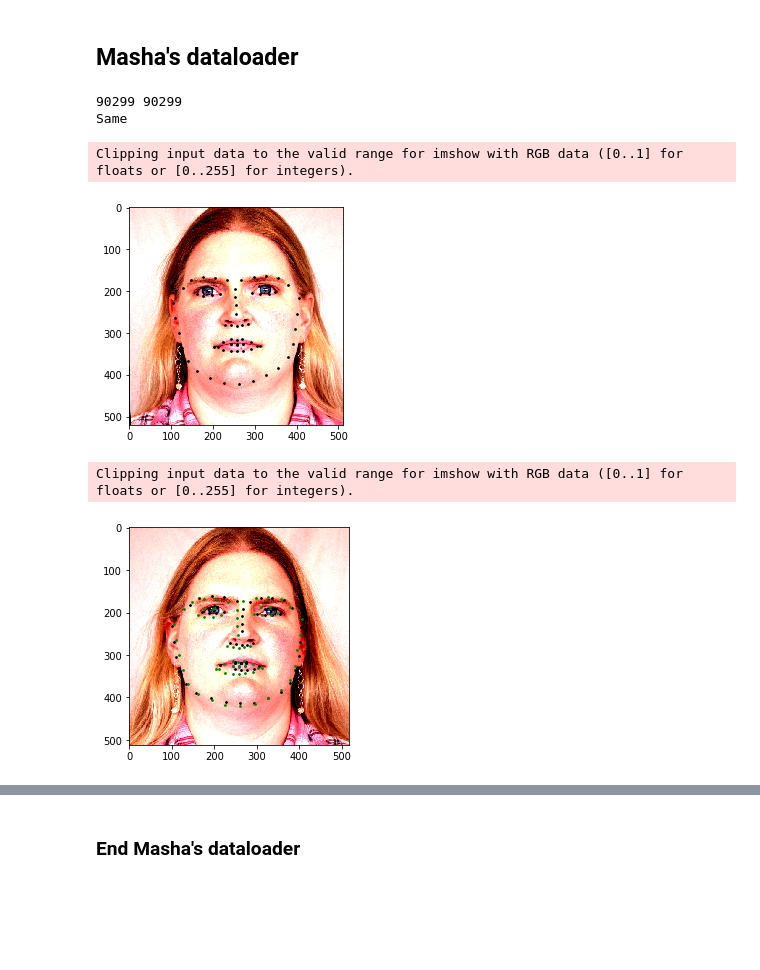
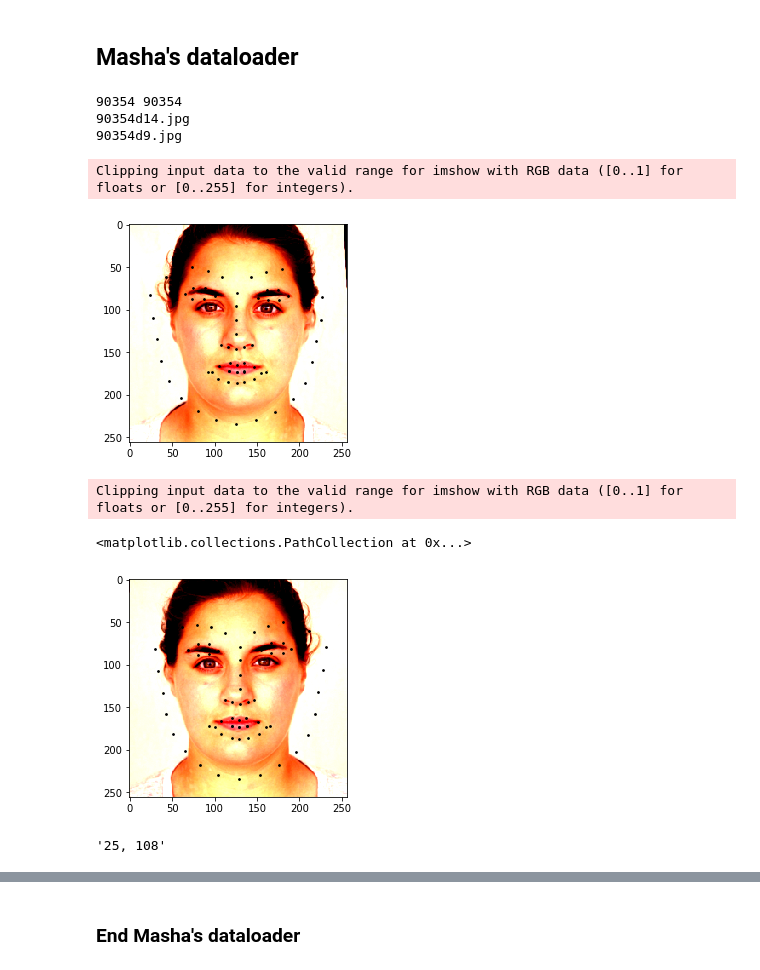
Before and after one commit to KhurramPirov/Twins-recognition, a Jupyter notebook: dataloader/baseline.ipynb, the cells around one changed output, grey strips where cells are left out. Cells and saved outputs as stored; diff of their text form; code cells hidden in the pictures; blank space fills up the shorter version.

```diff
--- a/dataloader/baseline.ipynb
+++ b/dataloader/baseline.ipynb
@@ -126,12 +100,15 @@ class TwinPairsDataset(Dataset):
 # %%
 data_transform ={
     'same': transforms.Compose([
+            transforms.Resize(256),
+            transforms.CenterCrop(256),
             transforms.RandomHorizontalFlip(p=1),
-            #transforms.CenterCrop(224),
+
             transforms.ToTensor(),
             transforms.Normalize([0.485, 0.456, 0.406], [0.229, 0.224, 0.225])]),
     'twin': transforms.Compose([
-            #transforms.CenterCrop(224),
+            transforms.Resize(256),
+            transforms.CenterCrop(256),
             transforms.ToTensor(),
             transforms.Normalize([0.485, 0.456, 0.406], [0.229, 0.224, 0.225])])
                 }
@@ -147,28 +124,35 @@ direct='./twins_aligned_cropped_resized/'
 # %%
 dataset = TwinPairsDataset(direct, pairs, views,transform=data_transform, keypoints=True)
 # %%
-idx = 124
+idx = 119
+
 sample = dataset[idx]
 std=sample['img_1'].numpy().std()
 mean=sample['img_1'].numpy().mean()
 plt.imshow(sample['img_1'].numpy().transpose(1,2,0)*std+mean)
 kp = sample['keypoints_1']
 plt.scatter(kp[:,0], kp[:,1], s=3,color='black')
 plt.show()
 
 std=sample['img_2'].numpy().std()
 mean=sample['img_2'].numpy().mean()
 plt.imshow(sample['img_2'].numpy().transpose(1,2,0)*std+mean)
 kp = sample['keypoints_2']
 plt.scatter(kp[:,0], kp[:,1], s=3,color='black')
 
-kp = sample['keypoints_1']
-plt.scatter(kp[:,0], kp[:,1], s=3,color='green')
-plt.show()
+#kp = sample['keypoints_1']
+#plt.scatter(kp[:,0], kp[:,1], s=3,color='green')
+#plt.show()
 # %% [output]
-90299 90299
-Same
+90354 90354
+90354d14.jpg
+90354d9.jpg
 Clipping input data to the valid range for imshow with RGB data ([0..1] for floats or [0..255] for integers).
-[figure, old version]
+[figure, new version]
 Clipping input data to the valid range for imshow with RGB data ([0..1] for floats or [0..255] for integers).
+<matplotlib.collections.PathCollection at 0x...>
-[figure, old version]
+[figure, new version]
+# %%
+kp[0][1:-1]
+# %% [output]
+'25, 108'
```
Also changed, not shown: parts of 15 cells of this notebook.
